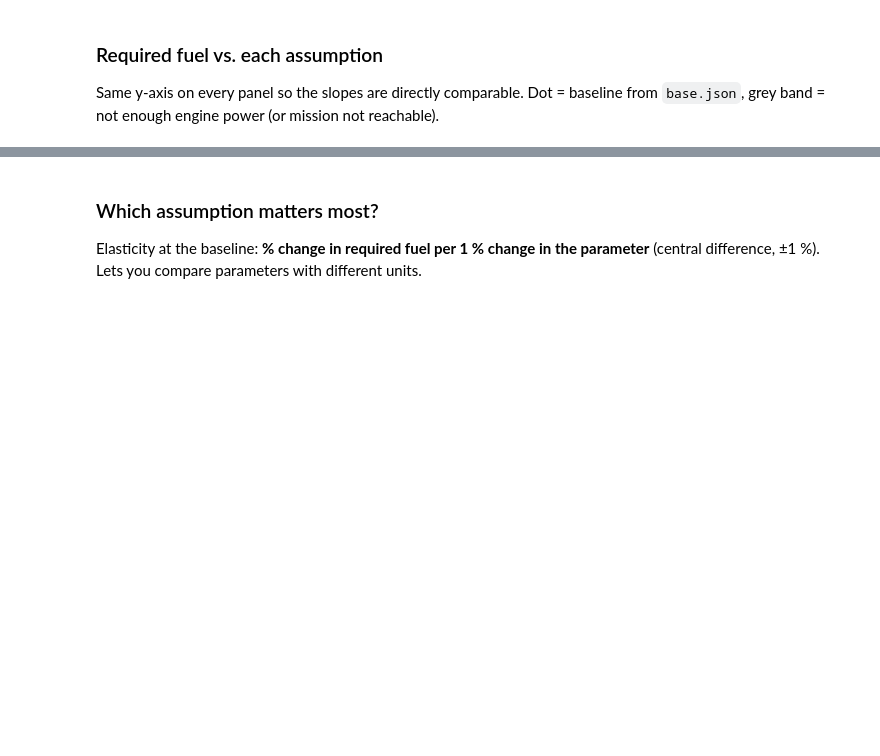
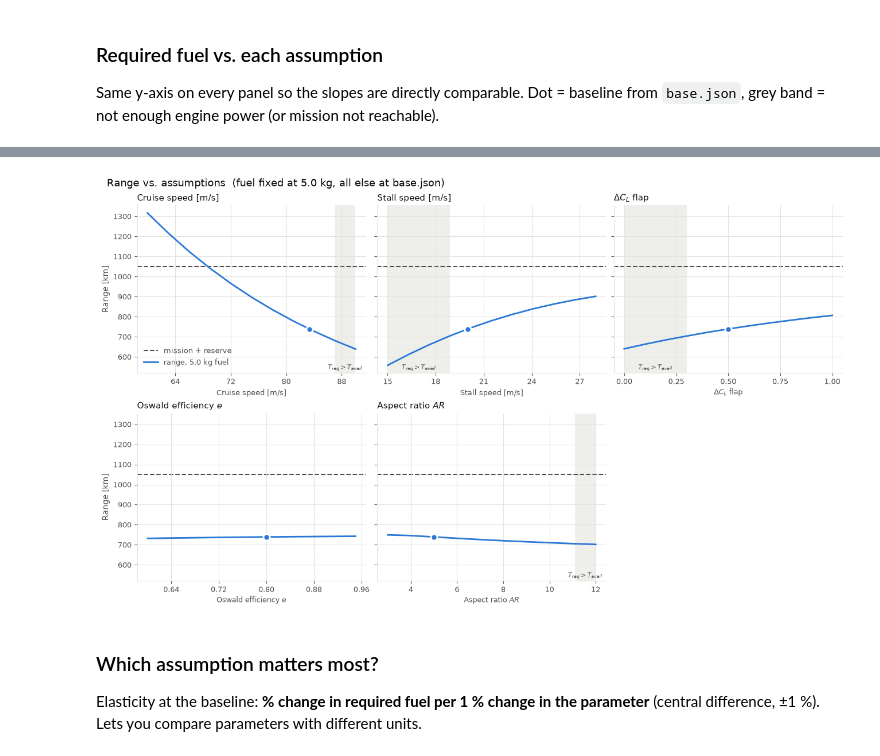
Before and after one commit to rouvenspaar/ardea-sizer, a Jupyter notebook: sensitivity_analysis.ipynb, the cells around one changed output, grey strips where cells are left out. Drawn from its saved outputs; the diff is of its cells as text; code cells hidden in the pictures; blank space fills up the shorter version.

```diff
--- a/sensitivity_analysis.ipynb
+++ b/sensitivity_analysis.ipynb
@@ -148,3 +185,38 @@ plt.show()
+# %%
+target_km = (base.mission.range + base.mission.reserve) / 1000
+
+fig, axes = plt.subplots(n_rows, n_cols, figsize=(13, 3.75 * n_rows), sharey=True, constrained_layout=True)
+
+for ax, (path, (label, *_)) in zip(axes.flat, SWEEPS.items()):
+    df = results[path]
+
+    bad = df.value[~df.range_power_ok]
+    if len(bad):
+        ax.axvspan(bad.min(), bad.max(), color=GRID, alpha=0.6, lw=0, zorder=0)
+        ax.annotate("$T_{req} > T_{avail}$", (bad.mean(), 0.02), xycoords=("data", "axes fraction"),
+                    ha="center", color=INK_MUTED, fontsize=8)
+
+    ax.axhline(target_km, color=INK_MUTED, lw=1.5, ls="--", zorder=1, label="mission + reserve")
+    ax.plot(df.value, df.range_km, color=SERIES, lw=2, zorder=2, label=f"range, {FUEL_MASS:.1f} kg fuel")
+    ax.plot(get_value(base, path), range_base, "o", ms=8, color=SERIES, mec="white", mew=2, zorder=3)
+
+    ax.set_title(label, color=INK, fontsize=11, loc="left")
+    ax.set_xlabel(label, color=INK_MUTED, fontsize=9)
+    ax.grid(color=GRID, lw=0.8)
+    ax.xaxis.set_major_locator(MaxNLocator(5))
+    style(ax)
+
+for ax in axes.flat[len(SWEEPS):]:
+    ax.set_visible(False)
+for ax in axes[:, 0]:
+    ax.set_ylabel("Range [km]", color=INK_MUTED)
+axes.flat[0].legend(frameon=False, fontsize=9, labelcolor=INK_MUTED)
+
+fig.suptitle(f"Range vs. assumptions  (fuel fixed at {FUEL_MASS:.1f} kg, all else at base.json)",
+             color=INK, fontsize=13, x=0.01, ha="left")
+plt.show()
+# %% [output]
+[figure, added]
 # %% [markdown]
 ### Which assumption matters most?
 
```
Also changed, not shown: parts of 10 cells of this notebook, 12 other files.
